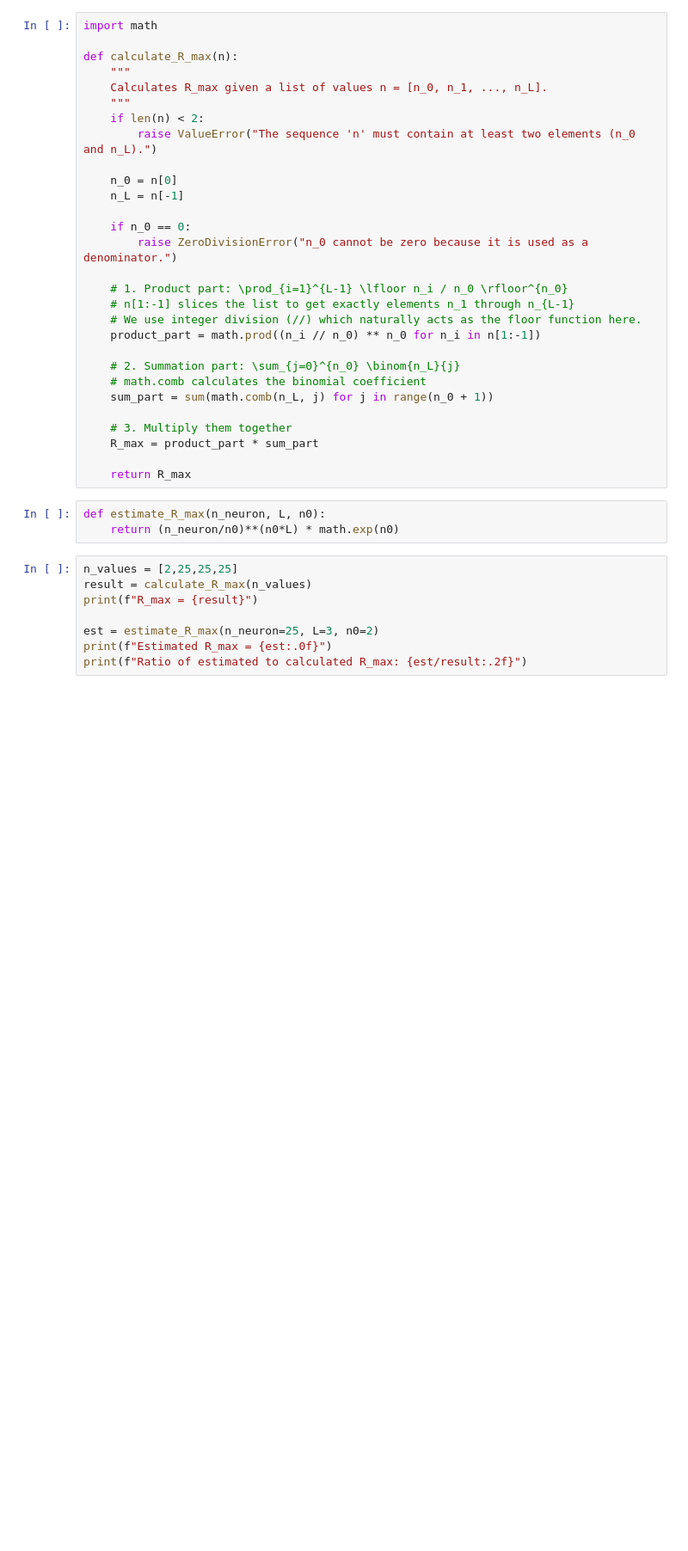
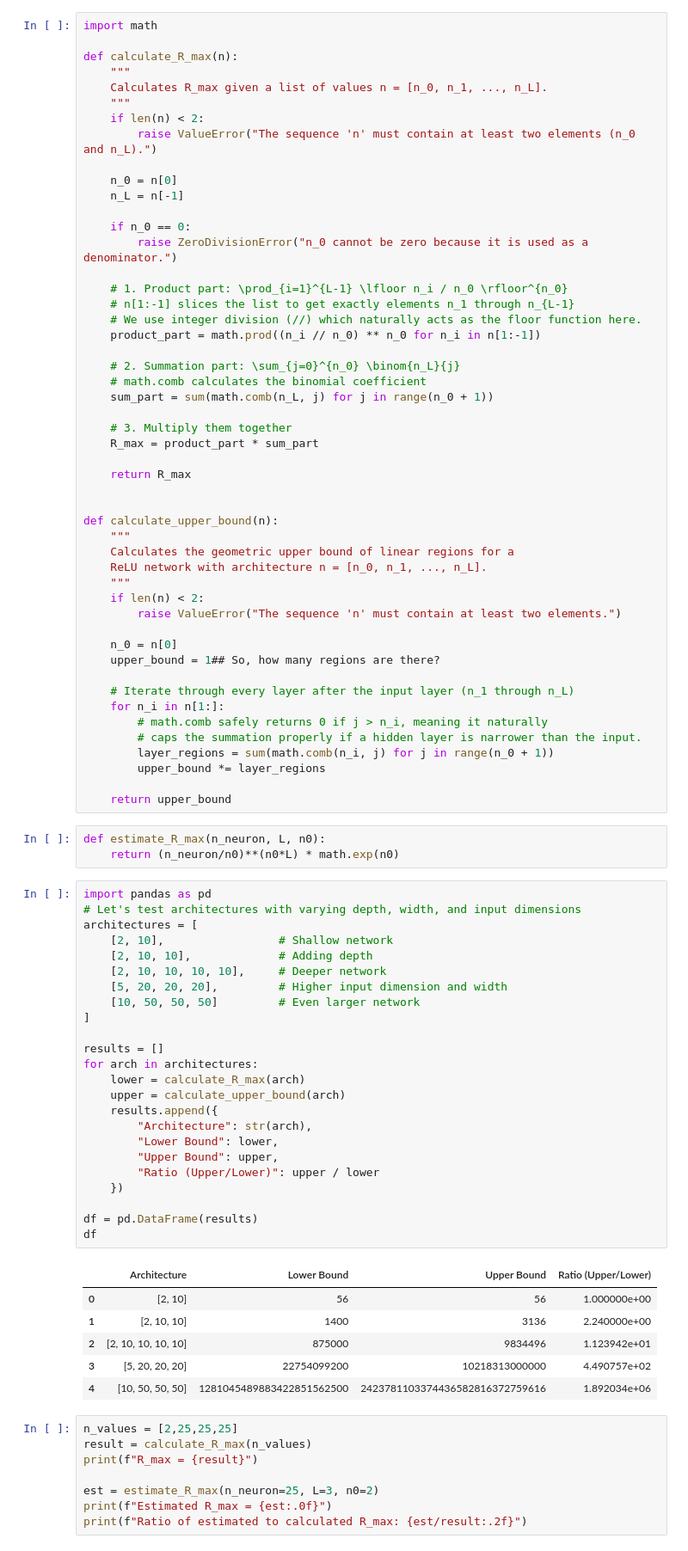
Before and after one commit to Johanmkr/WP1-Polyhedra, a Jupyter notebook: notebooks/capacity_experiment.ipynb, the cells around one changed output. Shown at 86% size. Drawn from its saved outputs; the diff is of its cells as text; blank space fills up the shorter version.

```diff
--- a/notebooks/capacity_experiment.ipynb
+++ b/notebooks/capacity_experiment.ipynb
@@ -76,9 +76,61 @@ def calculate_R_max(n):
     R_max = product_part * sum_part
 
     return R_max
+
+
+def calculate_upper_bound(n):
+    """
+    Calculates the geometric upper bound of linear regions for a
+    ReLU network with architecture n = [n_0, n_1, ..., n_L].
+    """
+    if len(n) < 2:
+        raise ValueError("The sequence 'n' must contain at least two elements.")
+
+    n_0 = n[0]
+    upper_bound = 1## So, how many regions are there?
+
+    # Iterate through every layer after the input layer (n_1 through n_L)
+    for n_i in n[1:]:
+        # math.comb safely returns 0 if j > n_i, meaning it naturally
+        # caps the summation properly if a hidden layer is narrower than the input.
+        layer_regions = sum(math.comb(n_i, j) for j in range(n_0 + 1))
+        upper_bound *= layer_regions
+
+    return upper_bound
 # %%
 def estimate_R_max(n_neuron, L, n0):
     return (n_neuron/n0)**(n0*L) * math.exp(n0)
+# %%
+import pandas as pd
+# Let's test architectures with varying depth, width, and input dimensions
+architectures = [
+    [2, 10],                 # Shallow network
+    [2, 10, 10],             # Adding depth
+    [2, 10, 10, 10, 10],     # Deeper network
+    [5, 20, 20, 20],         # Higher input dimension and width
+    [10, 50, 50, 50]         # Even larger network
+]
+
+results = []
+for arch in architectures:
+    lower = calculate_R_max(arch)
+    upper = calculate_upper_bound(arch)
+    results.append({
+        "Architecture": str(arch),
+        "Lower Bound": lower,
+        "Upper Bound": upper,
+        "Ratio (Upper/Lower)": upper / lower
+    })
+
+df = pd.DataFrame(results)
+df
+# %% [output]
+|  | Architecture | Lower Bound | Upper Bound | Ratio (Upper/Lower) |
+| 0 | [2, 10] | 56 | 56 | 1.000000e+00 |
+| 1 | [2, 10, 10] | 1400 | 3136 | 2.240000e+00 |
+| 2 | [2, 10, 10, 10, 10] | 875000 | 9834496 | 1.123942e+01 |
+| 3 | [5, 20, 20, 20] | 22754099200 | 10218313000000 | 4.490757e+02 |
+| 4 | [10, 50, 50, 50] | 1281045489883422851562500 | 2423781103374436582816372759616 | 1.892034e+06 |
 # %%
 n_values = [2,25,25,25]
 result = calculate_R_max(n_values)
```
Also changed, not shown: 14 other files.
